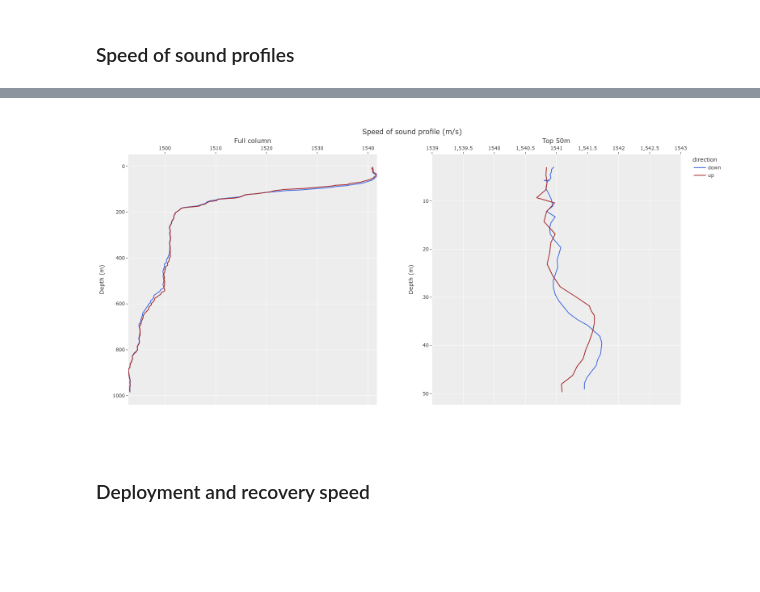
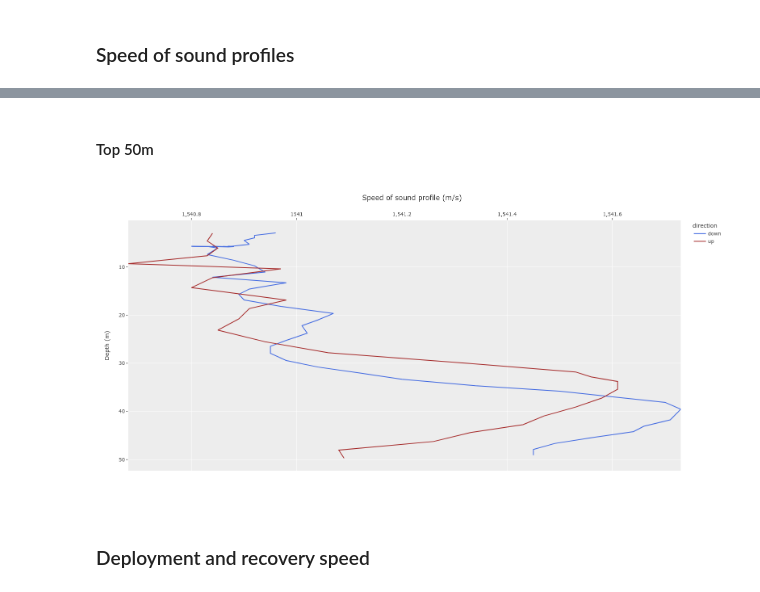
Before and after one commit to rdallagnolo/repo_nav-tsdip, a Jupyter notebook: tsdips_figure_code-test.ipynb, the cells around one changed output, grey strips where cells are left out. Drawn from its saved outputs; the diff is of its cells as text; code cells hidden in the pictures; blank space fills up the shorter version.

```diff
--- a/tsdips_figure_code-test.ipynb
+++ b/tsdips_figure_code-test.ipynb
@@ -8,7 +8,7 @@ import numpy as np
 # %%
 target = "TSDip-1.txt"
 # %%
-df = pd.read_csv(f"/home/rod/Documents/DataScience/my_projects/nav/tsdip/data/{target}",sep="\t")
+df = pd.read_csv(f"/home/rod/Documents/DataScience/my_projects/tsdip/data/{target}",sep="\t")
 # %% [markdown]
 ## Data preparation
 # %% [markdown]
@@ -67,53 +104,33 @@ top_down=top[top['direction']=='down']
+# %% [markdown]
+#### Top 50m
 # %%
-fig = make_subplots(
-    rows=1,cols=2,
-    subplot_titles=("Full column","Top 50m")
-                   )
+fig2 = make_subplots(
+    rows=1,cols=1)
 
-fig.add_trace(
-    go.Scatter(x=df_down['SoS'],y=df_down['Depth'],line=dict(color='royalblue'),showlegend=False),
+fig2.add_trace(
+    go.Scatter(x=top_down["SoS"],y=top_down["Depth"],line=dict(color='royalblue'),name='down'),
     row=1,col=1
 )
 
-fig.add_trace(
-    go.Scatter(x=df_up['SoS'],y=df_up['Depth'],line=dict(color='brown'),showlegend=False),
+fig2.add_trace(
+    go.Scatter(x=top_up["SoS"],y=top_up["Depth"],line=dict(color='brown'),name='up'),
     row=1,col=1
 )
 
 
-fig.add_trace(
-    go.Scatter(x=top_down["SoS"],y=top_down["Depth"],line=dict(color='royalblue'),name='down'),
-    row=1,col=2
-)
+fig2.update_yaxes(autorange="reversed", row=1, col=1)
 
-fig.add_trace(
-    go.Scatter(x=top_up["SoS"],y=top_up["Depth"],line=dict(color='brown'),name='up'),
-    row=1,col=2
-)
-
-
-fig.update_yaxes(autorange="reversed", row=1, col=1)
-fig.update_yaxes(autorange="reversed", row=1, col=2)
-fig.update_xaxes(range=[1539,1543],row=1,col=2)
-
-fig.update_layout(
-    title_text="Speed of sound profile (m/s)",
-    xaxis2={'side':'top'},
+fig2.update_layout(
     xaxis={'side':'top'},
+    xaxis_title="Speed of sound (m/s)",
     yaxis_title="Depth (m)",
-    yaxis2_title="Depth (m)",
     legend_title="direction",
     template='ggplot2',
     height=800,
-    width=800,
-
-
+    width=600,
 )
-fig.update_annotations(yshift=20)
-
-#fig.layout
 # %% [output]
-[figure, old version]
+[figure, new version]
 # %% [markdown]
 ### Deployment and recovery speed
 # %%
```
Also changed, not shown: parts of 8 cells of this notebook, 19 other files.
